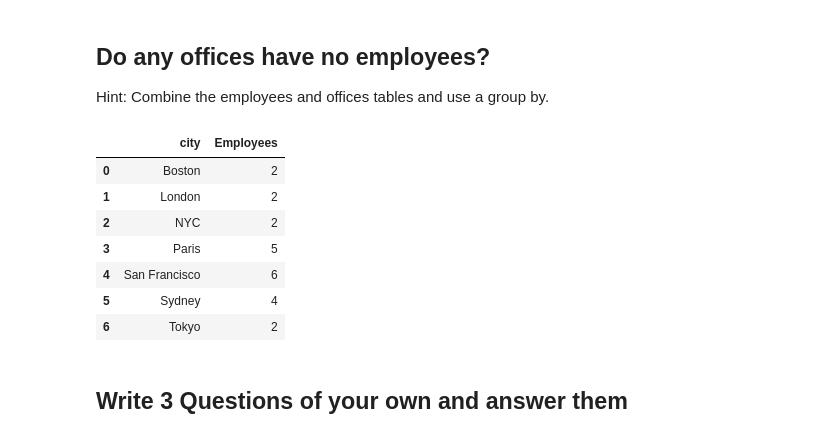
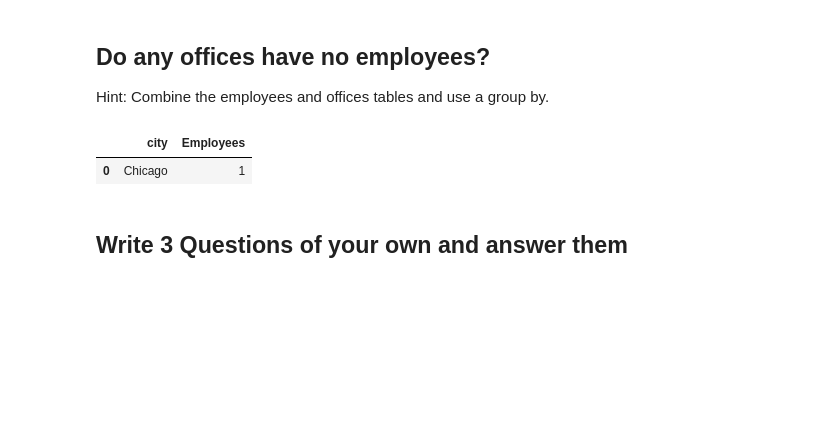
Before and after one commit to Yee-Brian14/dsc-join-statements-lab-nyc-ds-071519, a Jupyter notebook: index.ipynb, the cells around one changed output. Saved outputs shown, nothing was run; the diff lists cells and outputs as text; code cells hidden in the pictures; blank space fills up the shorter version.

```diff
--- a/index.ipynb
+++ b/index.ipynb
@@ -61,21 +61,15 @@ Hint: Combine the employees and offices tables and use a group by.
 # %%
 #Your code here
 # draw_table("""INSERT INTO offices VALUES(8, 'Chicago','1', '2', '3', '4', '5', '6', '7');""")
 draw_table("""SELECT city,count(city) AS Employees FROM offices o
               LEFT JOIN
                   employees e
                   USING(OfficeCode)
               GROUP BY city
-              HAVING e.employeeNumber IS NOT NULL""")
+              HAVING e.employeeNumber IS NULL""")
 # %% [output]
 |  | city | Employees |
-| 0 | Boston | 2 |
-| 1 | London | 2 |
-| 2 | NYC | 2 |
-| 3 | Paris | 5 |
-| 4 | San Francisco | 6 |
-| 5 | Sydney | 4 |
-| 6 | Tokyo | 2 |
+| 0 | Chicago | 1 |
 # %% [markdown]
 ## Write 3 Questions of your own and answer them
 # %%
```
